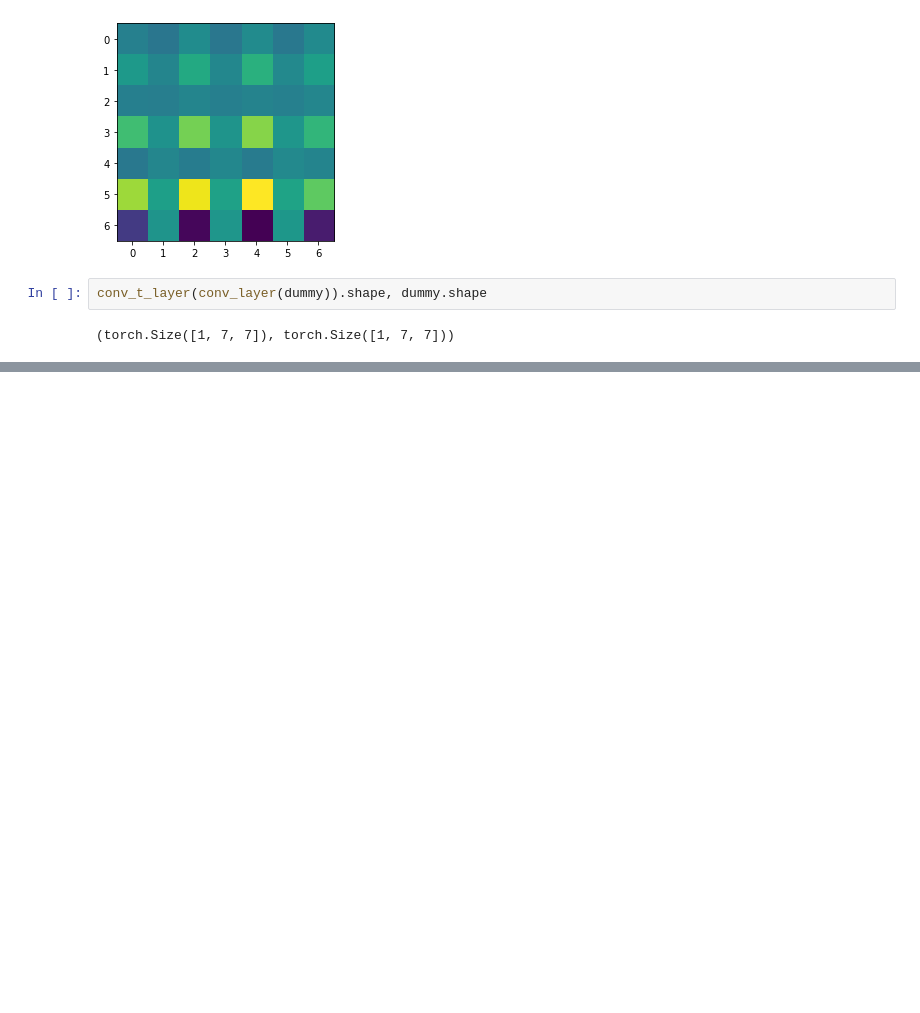
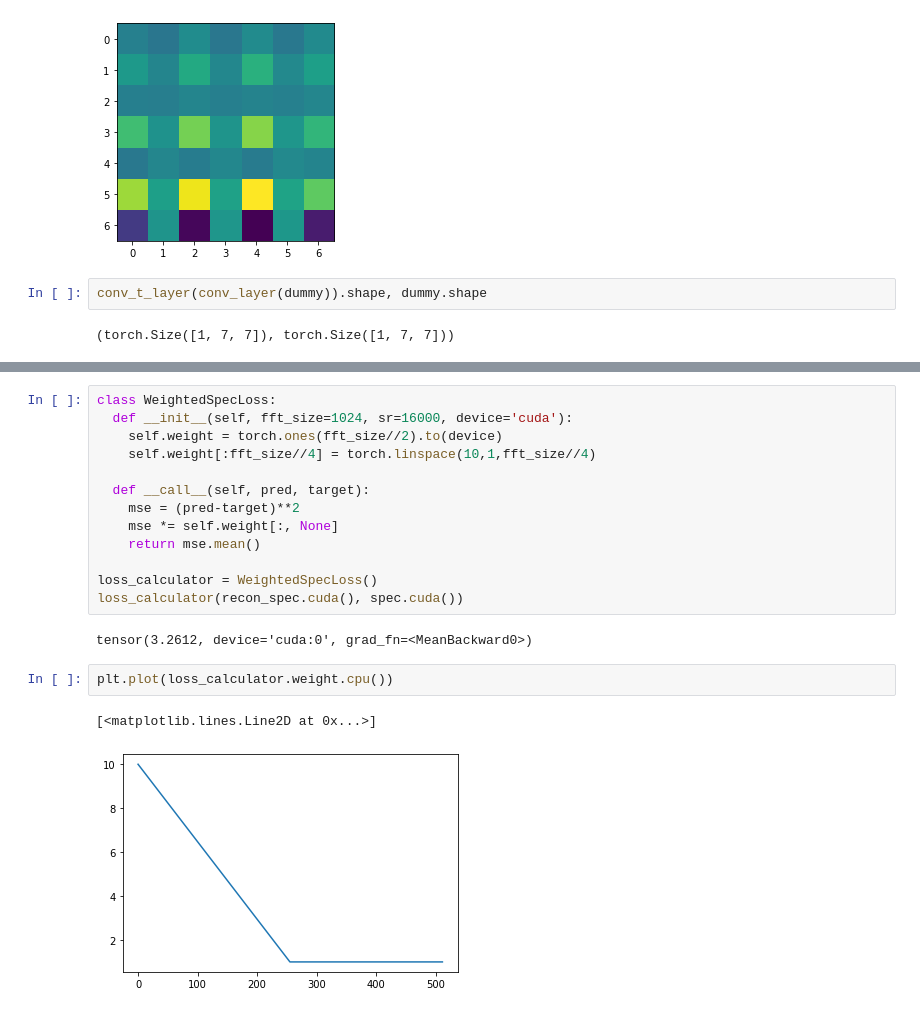
Before and after one commit to jdasam/ant5015-2022Spring, a Jupyter notebook: 11th_week_Autoencoder.ipynb, the cells around one changed output, grey strips where cells are left out. Saved outputs shown, nothing was run; the diff lists cells and outputs as text; blank space fills up the shorter version.

```diff
--- a/11th_week_Autoencoder.ipynb
+++ b/11th_week_Autoencoder.ipynb
@@ -191,0 +259,20 @@ recon_spec.shape, spec.shape
+# %%
+class WeightedSpecLoss:
+  def __init__(self, fft_size=1024, sr=16000, device='cuda'):
+    self.weight = torch.ones(fft_size//2).to(device)
+    self.weight[:fft_size//4] = torch.linspace(10,1,fft_size//4)
+
+  def __call__(self, pred, target):
+    mse = (pred-target)**2
+    mse *= self.weight[:, None]
+    return mse.mean()
+
+loss_calculator = WeightedSpecLoss()
+loss_calculator(recon_spec.cuda(), spec.cuda())
+# %% [output]
+tensor(3.2612, device='cuda:0', grad_fn=<MeanBackward0>)
+# %%
+plt.plot(loss_calculator.weight.cpu())
+# %% [output]
+[<matplotlib.lines.Line2D at 0x...>]
+[figure, added]
```
Also changed, not shown: parts of 40 cells of this notebook.
